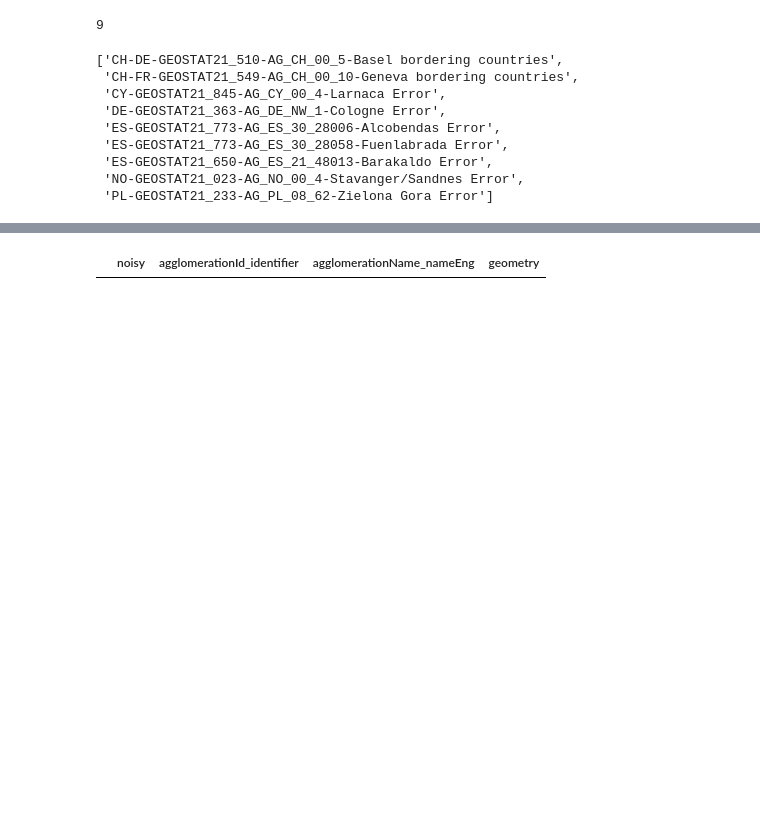
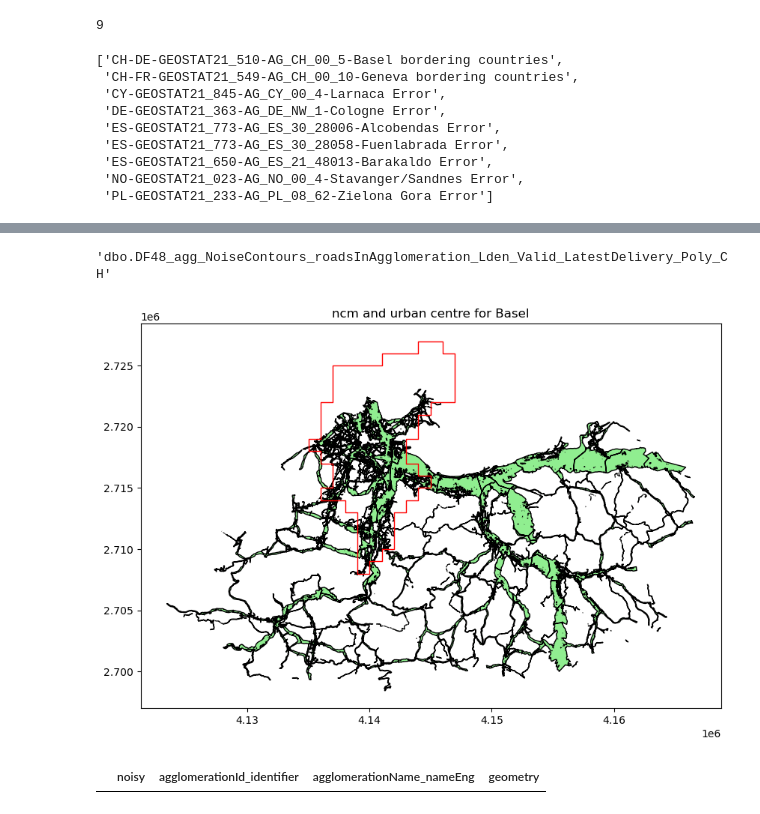
Before and after one commit to ubachr/GQA, a Jupyter notebook: example_usage_all_Viena.ipynb, the cells around one changed output, grey strips where cells are left out. Drawn from its saved outputs; the diff is of its cells as text; code cells hidden in the pictures; blank space fills up the shorter version.

```diff
--- a/example_usage_all_Viena.ipynb
+++ b/example_usage_all_Viena.ipynb
@@ -562,3 +556,23 @@ ES-GEOSTAT21_650-AG_ES_21_48020-Bilbao
+# %%
+layerName
+# %% [output]
+'dbo.DF48_agg_NoiseContours_roadsInAgglomeration_Lden_Valid_LatestDelivery_Poly_CH'
+# %%
+import geopandas as gpd
+import matplotlib.pyplot as plt
+
+
+
+# Plotting the two GeoDataFrames
+fig, ax = plt.subplots(figsize=(10, 10))
+ncm.plot(ax=ax, color='lightgreen', edgecolor='black')
+uc_city.plot(ax=ax, edgecolor='red', color='none')
+
+# Customize the plot (optional)
+ax.set_title('ncm and urban centre for Basel')
+plt.show()
+# %% [output]
+[figure, added]
 # %%
 ncm_agl
 # %% [output]
```
Also changed, not shown: parts of 7 cells of this notebook.
